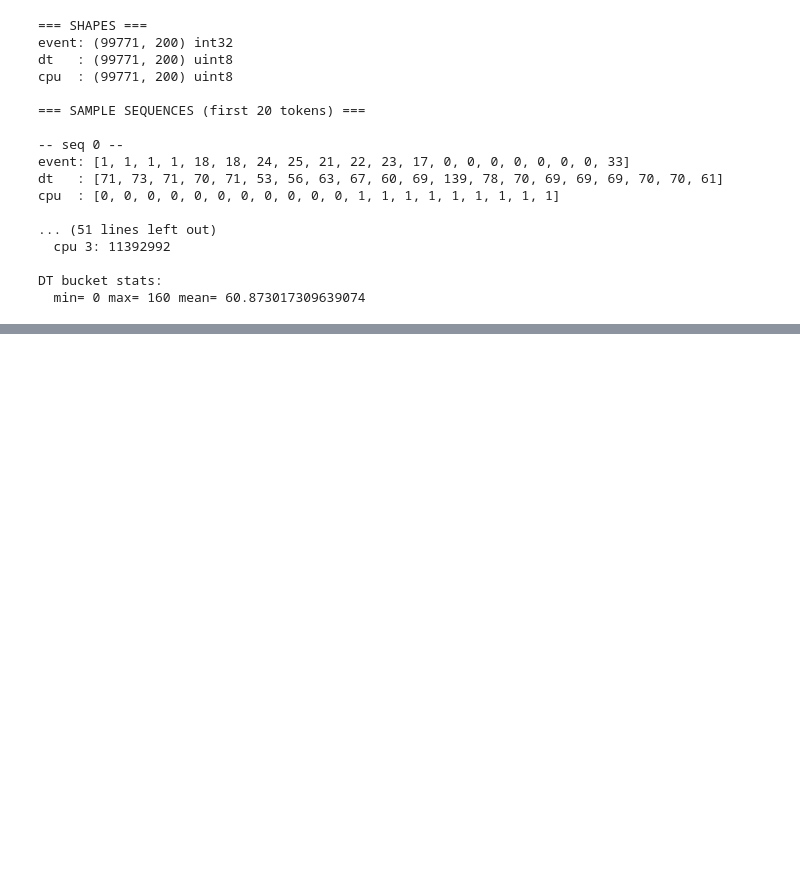
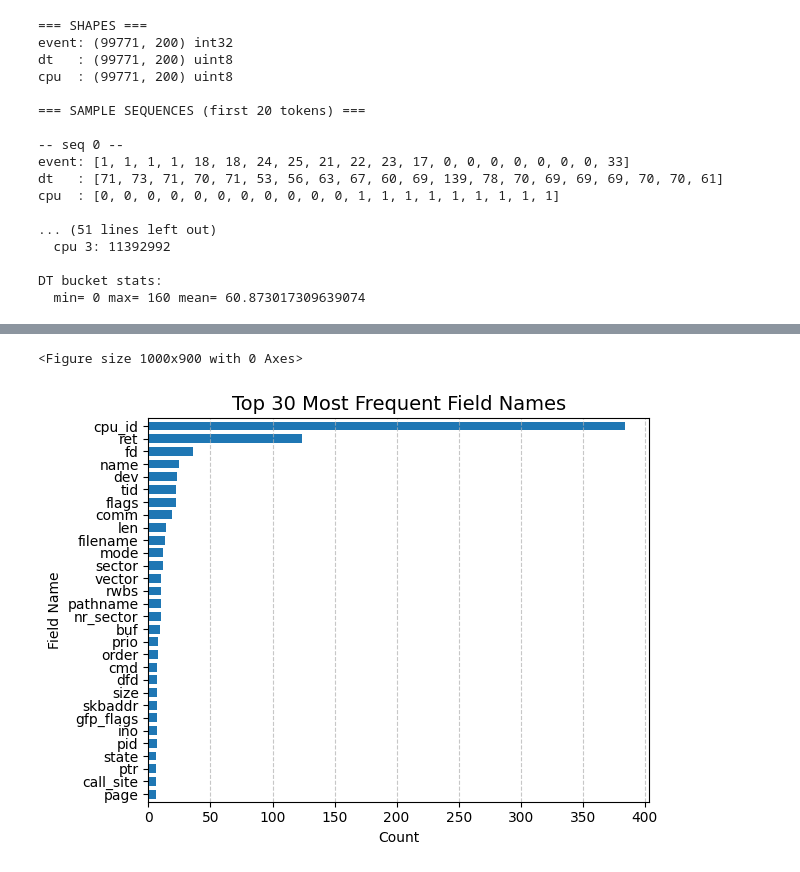
Before and after one commit to 17YuvrajSehgal/SyntheticLogGeneration, a Jupyter notebook: dataset/data.ipynb, the cells around one changed output, grey strips where cells are left out. Drawn from its saved outputs; the diff is of its cells as text; code cells hidden in the pictures; blank space fills up the shorter version.

Commit message:
added fields to show new parquet

```diff
--- a/dataset/data.ipynb
+++ b/dataset/data.ipynb
@@ -125,0 +206,15 @@ DT bucket stats:
+# %%
+top_n = 30
+df_top = df_fields.sort_values('count', ascending=False).head(top_n)
+
+plt.figure(figsize=(10, top_n * 0.3))
+df_top.sort_values('count').plot(kind='barh', legend=False, width=0.7)
+plt.title(f"Top {top_n} Most Frequent Field Names", fontsize=14)
+plt.xlabel("Count")
+plt.ylabel("Field Name")
+plt.grid(axis='x', linestyle='--', alpha=0.7)
+plt.tight_layout()
+plt.show()
+# %% [output]
+<Figure size 1000x900 with 0 Axes>
+[figure, added]
```
Also changed, not shown: parts of 8 cells of this notebook.
